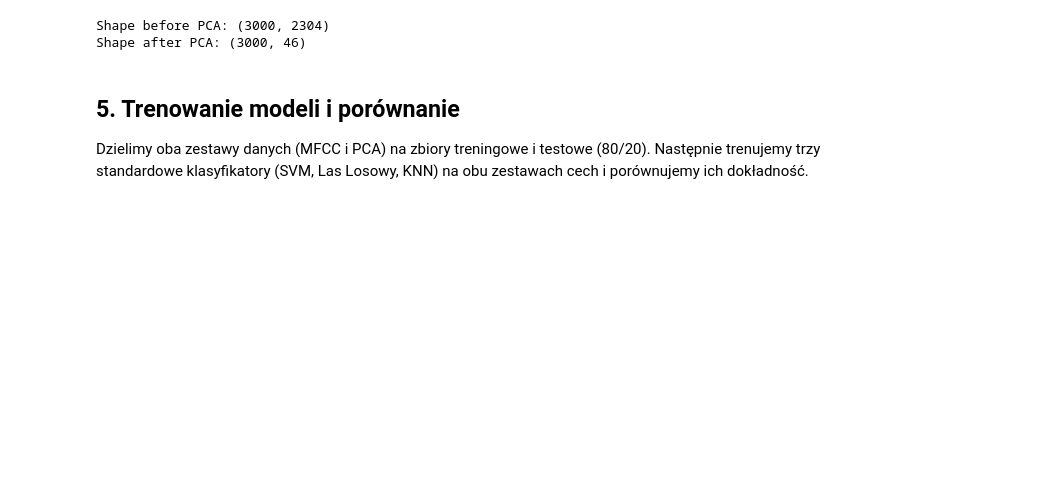
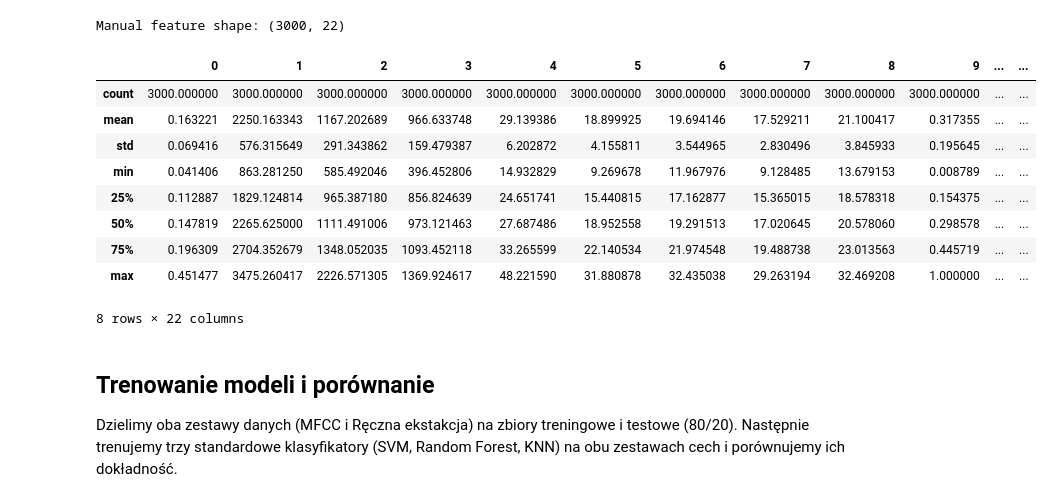
Before and after one commit to micichocki/zmum_project2, a Jupyter notebook: main.ipynb, the cells around one changed output. Drawn from its saved outputs; the diff is of its cells as text; code cells hidden in the pictures; blank space fills up the shorter version.

```diff
--- a/main.ipynb
+++ b/main.ipynb
@@ -104,43 +103,47 @@ Na koniec używamy analizy głównych składowych (PCA), aby zredukować wymiaro
 # %%
-def extract_features_pca(audio_data, max_length, n_components=0.95):
-    # Pad audio to max_length
-    padded_data = []
-    for y in audio_data:
-        pad_width = max_length - len(y)
-        # Pad with zeros at the end
-        padded = np.pad(y, (0, pad_width), mode='constant')
-        padded_data.append(padded)
+def manual_features(signal, rate=8000, n_fft=2048):
+    y = signal
+    if len(y) < n_fft:
+        y = librosa.util.fix_length(y, size=n_fft)
 
-    padded_data = np.array(padded_data)
+    hop_length = max(256, n_fft // 4)
 
-    # Compute Spectrograms
-    spectrograms = []
-    for y in padded_data:
-        # Compute Mel Spectrogram
-        mels = librosa.feature.melspectrogram(y=y, sr=8000, n_mels=64)
-        # Log-Mel Spectrogram (dB)
-        mels_db = librosa.power_to_db(mels, ref=np.max)
-        # Flatten
-        spectrograms.append(mels_db.flatten())
+    zcr = librosa.feature.zero_crossing_rate(y=y, hop_length=hop_length)
+    rolloff = librosa.feature.spectral_rolloff(y=y, sr=rate, n_fft=n_fft, hop_length=hop_length)
+    spec_cent = librosa.feature.spectral_centroid(y=y, sr=rate, n_fft=n_fft, hop_length=hop_length)
+    spec_bw = librosa.feature.spectral_bandwidth(y=y, sr=rate, n_fft=n_fft, hop_length=hop_length)
+    spec_cont = librosa.feature.spectral_contrast(y=y, sr=rate, n_fft=n_fft, hop_length=hop_length, n_bands=4)
+    chroma_stft = librosa.feature.chroma_stft(y=y, sr=rate, n_fft=n_fft, hop_length=hop_length)
+    rmse = librosa.feature.rms(y=y, frame_length=n_fft, hop_length=hop_length)
 
-    X_flat = np.array(spectrograms)
-
-    # Apply PCA
-    print(f"Shape before PCA: {X_flat.shape}")
-    pca = PCA(n_components=n_components) # Keep 95% variance
-    X_pca = pca.fit_transform(X_flat)
-    print(f"Shape after PCA: {X_pca.shape}")
-
-    return X_pca
-
-# Extract PCA features
-X_pca = extract_features_pca(data, max_len)
+    return np.concatenate((
+        zcr.mean(axis=1),
+        rolloff.mean(axis=1),
+        spec_cent.mean(axis=1),
+        spec_bw.mean(axis=1),
+        spec_cont.mean(axis=1),
+        chroma_stft.mean(axis=1),
+        rmse.mean(axis=1)
+    ))
-# %% [output]
-Shape before PCA: (3000, 2304)
-Shape after PCA: (3000, 46)
+# %%
+X_manual = np.array([manual_features(y, rate=8000) for y in data])
+print(f"Manual feature shape: {X_manual.shape}")
+pd.DataFrame(X_manual).describe()
+# %% [output]
+Manual feature shape: (3000, 22)
+|  | 0 | 1 | 2 | 3 | 4 | 5 | 6 | 7 | 8 | 9 | ... | ... |
+| count | 3000.000000 | 3000.000000 | 3000.000000 | 3000.000000 | 3000.000000 | 3000.000000 | 3000.000000 | 3000.000000 | 3000.000000 | 3000.000000 | ... | ... |
+| mean | 0.163221 | 2250.163343 | 1167.202689 | 966.633748 | 29.139386 | 18.899925 | 19.694146 | 17.529211 | 21.100417 | 0.317355 | ... | ... |
+| std | 0.069416 | 576.315649 | 291.343862 | 159.479387 | 6.202872 | 4.155811 | 3.544965 | 2.830496 | 3.845933 | 0.195645 | ... | ... |
+| min | 0.041406 | 863.281250 | 585.492046 | 396.452806 | 14.932829 | 9.269678 | 11.967976 | 9.128485 | 13.679153 | 0.008789 | ... | ... |
+| 25% | 0.112887 | 1829.124814 | 965.387180 | 856.824639 | 24.651741 | 15.440815 | 17.162877 | 15.365015 | 18.578318 | 0.154375 | ... | ... |
+| 50% | 0.147819 | 2265.625000 | 1111.491006 | 973.121463 | 27.687486 | 18.952558 | 19.291513 | 17.020645 | 20.578060 | 0.298578 | ... | ... |
+| 75% | 0.196309 | 2704.352679 | 1348.052035 | 1093.452118 | 33.265599 | 22.140534 | 21.974548 | 19.488738 | 23.013563 | 0.445719 | ... | ... |
+| max | 0.451477 | 3475.260417 | 2226.571305 | 1369.924617 | 48.221590 | 31.880878 | 32.435038 | 29.263194 | 32.469208 | 1.000000 | ... | ... |
+8 rows × 22 columns
 # %% [markdown]
-## 5. Trenowanie modeli i porównanie
-Dzielimy oba zestawy danych (MFCC i PCA) na zbiory treningowe i testowe (80/20).
-Następnie trenujemy trzy standardowe klasyfikatory (SVM, Las Losowy, KNN) na obu zestawach cech i porównujemy ich dokładność.
+## Trenowanie modeli i porównanie
+Dzielimy oba zestawy danych (MFCC i Ręczna ekstakcja) na zbiory treningowe i testowe (80/20).
+Następnie trenujemy trzy standardowe klasyfikatory (SVM, Random Forest, KNN) na obu zestawach cech i porównujemy ich dokładność.
 # %%
 def train_and_evaluate(X, y, name_prefix):
```
Also changed, not shown: parts of 17 cells of this notebook.
